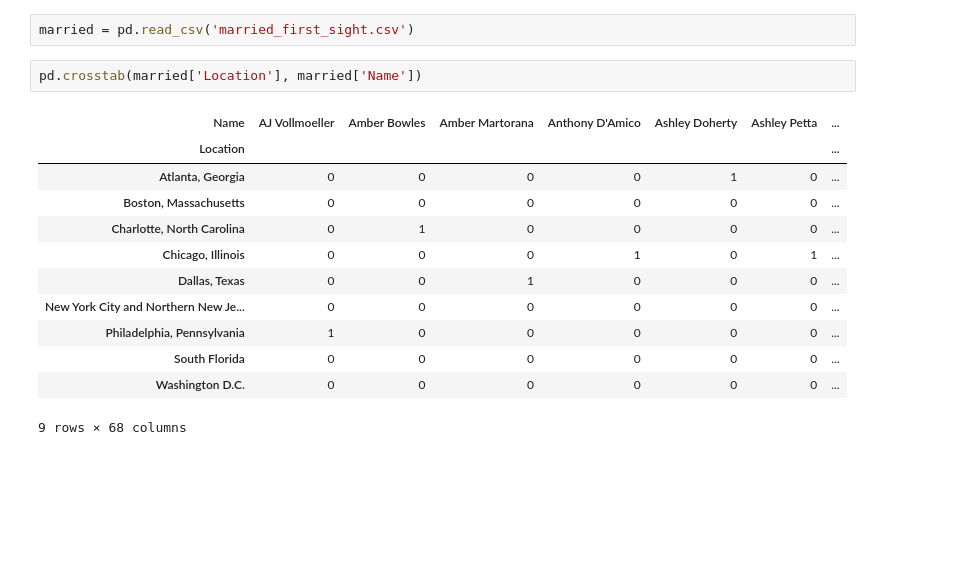
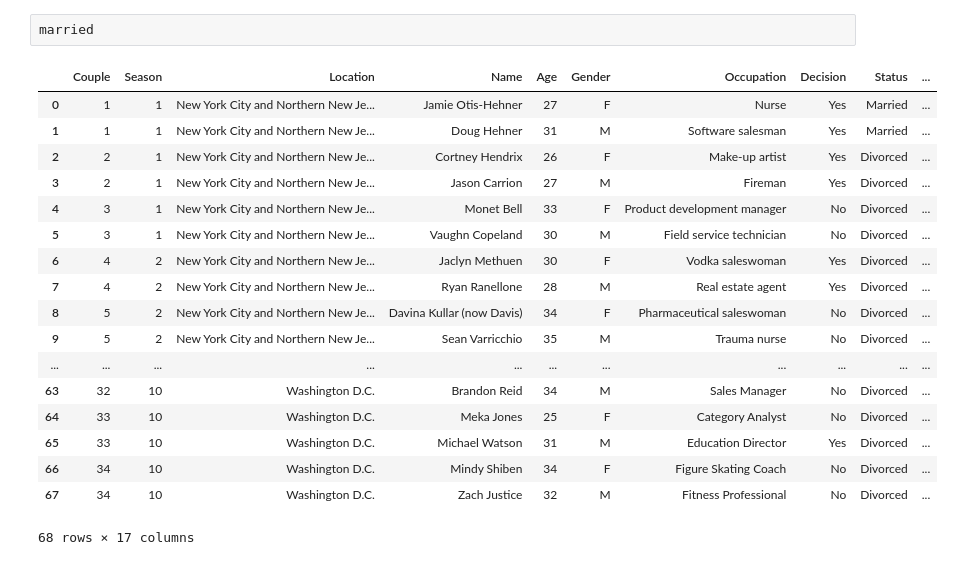
Before and after one commit to rafaelabud/PythonMachineLearning, a Jupyter notebook: Extras/Untitled.ipynb, the cells around one changed output. Drawn from its saved outputs; the diff is of its cells as text; blank space fills up the shorter version.

```diff
--- a/Extras/Untitled.ipynb
+++ b/Extras/Untitled.ipynb
@@ -3,17 +24,21 @@ import pandas as pd
-# %%
-married = pd.read_csv('married_first_sight.csv')
-# %%
-pd.crosstab(married['Location'], married['Name'])
-# %% [output]
-| Name | AJ Vollmoeller | Amber Bowles | Amber Martorana | Anthony D'Amico | Ashley Doherty | Ashley Petta | ... |
-| Location |  |  |  |  |  |  | ... |
-| Atlanta, Georgia | 0 | 0 | 0 | 0 | 1 | 0 | ... |
-| Boston, Massachusetts | 0 | 0 | 0 | 0 | 0 | 0 | ... |
-| Charlotte, North Carolina | 0 | 1 | 0 | 0 | 0 | 0 | ... |
-| Chicago, Illinois | 0 | 0 | 0 | 1 | 0 | 1 | ... |
-| Dallas, Texas | 0 | 0 | 1 | 0 | 0 | 0 | ... |
-| New York City and Northern New Je... | 0 | 0 | 0 | 0 | 0 | 0 | ... |
-| Philadelphia, Pennsylvania | 1 | 0 | 0 | 0 | 0 | 0 | ... |
-| South Florida | 0 | 0 | 0 | 0 | 0 | 0 | ... |
-| Washington D.C. | 0 | 0 | 0 | 0 | 0 | 0 | ... |
-9 rows × 68 columns
+# %%
+married
+# %% [output]
+|  | Couple | Season | Location | Name | Age | Gender | Occupation | Decision | Status | ... |
+| 0 | 1 | 1 | New York City and Northern New Je... | Jamie Otis-Hehner | 27 | F | Nurse | Yes | Married | ... |
+| 1 | 1 | 1 | New York City and Northern New Je... | Doug Hehner | 31 | M | Software salesman | Yes | Married | ... |
+| 2 | 2 | 1 | New York City and Northern New Je... | Cortney Hendrix | 26 | F | Make-up artist | Yes | Divorced | ... |
+| 3 | 2 | 1 | New York City and Northern New Je... | Jason Carrion | 27 | M | Fireman | Yes | Divorced | ... |
+| 4 | 3 | 1 | New York City and Northern New Je... | Monet Bell | 33 | F | Product development manager | No | Divorced | ... |
+| 5 | 3 | 1 | New York City and Northern New Je... | Vaughn Copeland | 30 | M | Field service technician | No | Divorced | ... |
+| 6 | 4 | 2 | New York City and Northern New Je... | Jaclyn Methuen | 30 | F | Vodka saleswoman | Yes | Divorced | ... |
+| 7 | 4 | 2 | New York City and Northern New Je... | Ryan Ranellone | 28 | M | Real estate agent | Yes | Divorced | ... |
+| 8 | 5 | 2 | New York City and Northern New Je... | Davina Kullar (now Davis) | 34 | F | Pharmaceutical saleswoman | No | Divorced | ... |
+| 9 | 5 | 2 | New York City and Northern New Je... | Sean Varricchio | 35 | M | Trauma nurse | No | Divorced | ... |
+| ... | ... | ... | ... | ... | ... | ... | ... | ... | ... | ... |
+| 63 | 32 | 10 | Washington D.C. | Brandon Reid | 34 | M | Sales Manager | No | Divorced | ... |
+| 64 | 33 | 10 | Washington D.C. | Meka Jones | 25 | F | Category Analyst | No | Divorced | ... |
+| 65 | 33 | 10 | Washington D.C. | Michael Watson | 31 | M | Education Director | Yes | Divorced | ... |
+| 66 | 34 | 10 | Washington D.C. | Mindy Shiben | 34 | F | Figure Skating Coach | No | Divorced | ... |
+| 67 | 34 | 10 | Washington D.C. | Zach Justice | 32 | M | Fitness Professional | No | Divorced | ... |
+68 rows × 17 columns
```
Also changed, not shown: parts of 7 cells of this notebook.
